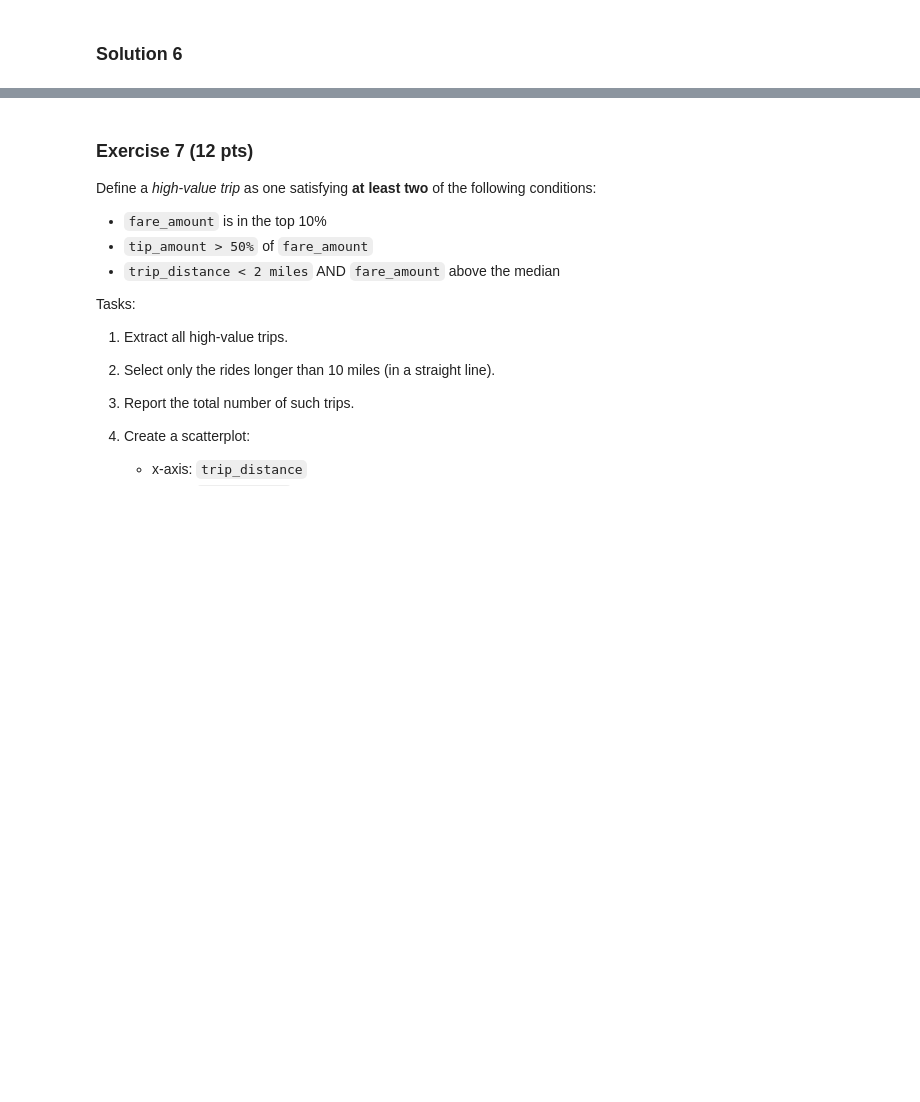
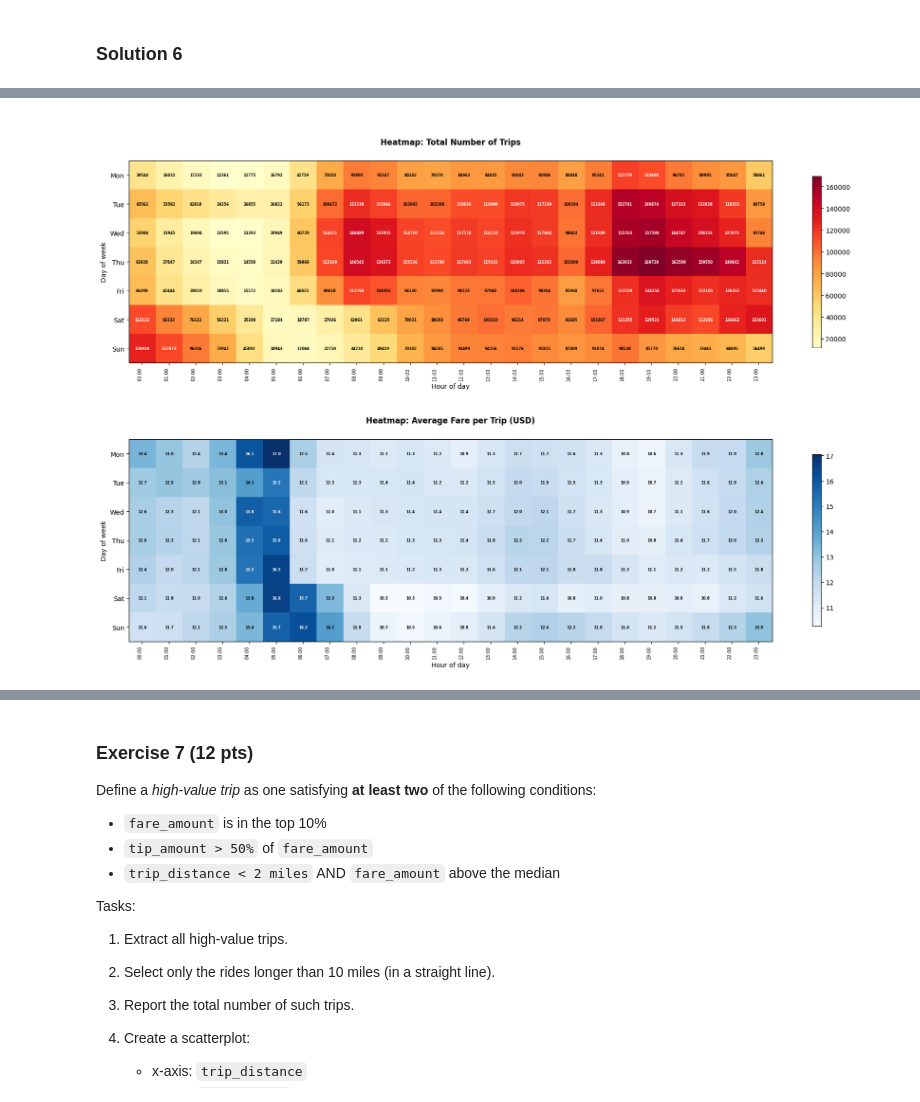
Before and after one commit to alegue4/VisualAnalytics_Assignment3, a Jupyter notebook: GuerrisiAlessandro_Assignment3.ipynb, the cells around one changed output, grey strips where cells are left out. Saved outputs shown, nothing was run; the diff lists cells and outputs as text; code cells hidden in the pictures; blank space fills up the shorter version.

Commit message:
Completed ex 5 and 6 of polars

```diff
--- a/GuerrisiAlessandro_Assignment3.ipynb
+++ b/GuerrisiAlessandro_Assignment3.ipynb
@@ -899,0 +904,20 @@ Analyze temporal patterns in taxi demand:
+# %%
+# Adding column pickup_hour that represents the hour of the day when the trip started, and
+# column weekday that represents the day of the week when the trip started (1 = Monday, 7 = Sunday).
+df = df.with_columns([
+    pl.col("pickup_datetime").dt.weekday().alias("weekday"),
+    pl.col("pickup_datetime").dt.hour().alias("hour"),
+])
+
+# Grouping by weekday and hour, and computing the number of trips and the average fare amount
+# for each group.
+temporal_df = (
+    df.group_by(["weekday", "hour"])
+    .agg([
+        pl.len().alias("n_trips"),
+        pl.col("fare_amount").mean().alias("avg_fare"),
+    ])
+    .sort(["weekday", "hour"])
+)
+
+display(temporal_df)
@@ -899,0 +1024,75 @@ Analyze temporal patterns in taxi demand:
+# %%
+fig, axes = plt.subplots(2, 1, figsize=(18, 12))
+
+# Convert the Polars frames to NumPy arrays so Matplotlib can draw them directly.
+trips_array = matrix_trips.drop("weekday").to_numpy()
+fare_array = matrix_fare.drop("weekday").to_numpy()
+
+# Draw the first heatmap for the total number of trips.
+im1 = axes[0].imshow(trips_array, cmap="YlOrRd", aspect="auto")
+plt.colorbar(im1, ax=axes[0], shrink=0.85)
+axes[0].set_title("\n\nTotal Number of Trips\n", fontsize=12, fontweight="bold", pad=10)
+axes[0].set_xlabel("Hour of day", fontsize=10)
+axes[0].set_ylabel("Day of week", fontsize=10)
+axes[0].set_yticks(range(7))
+axes[0].set_yticklabels(day_labels, fontsize=10)
+axes[0].set_xticks(range(24))
+axes[0].set_xticklabels(hour_labels, rotation=90, ha="right", fontsize=7)
+
+# Annotate every cell with its value and choose the text color based on brightness.
+norm_trips = mcolors.Normalize(vmin=trips_array.min(), vmax=trips_array.max())
+colormap_trips = plt.get_cmap("YlOrRd")
+
+for row in range(trips_array.shape[0]):
+    for col in range(trips_array.shape[1]):
+        val = trips_array[row, col]
+        r, g, b, _ = colormap_trips(norm_trips(val))
+        brightness = 0.299 * r + 0.587 * g + 0.114 * b
+        text_color = "white" if brightness < 0.5 else "black"
+        axes[0].text(
+            col,
+            row,
+            format(val, ".0f"),
+            ha="center",
+            va="center",
+            fontsize=5.5,
+            color=text_color,
+            fontweight="bold",
+        )
+
+# Draw the second heatmap for the average fare per trip.
+im2 = axes[1].imshow(fare_array, cmap="Blues", aspect="auto")
+plt.colorbar(im2, ax=axes[1], shrink=0.85)
+axes[1].set_title("\n\nAverage Fare per Trip (USD)\n", fontsize=12, fontweight="bold", pad=10)
+axes[1].set_xlabel("Hour of day", fontsize=10)
+axes[1].set_ylabel("Day of week", fontsize=10)
+axes[1].set_yticks(range(7))
+axes[1].set_yticklabels(day_labels, fontsize=10)
+axes[1].set_xticks(range(24))
+axes[1].set_xticklabels(hour_labels, rotation=90, ha="right", fontsize=7)
+
+# Annotate the fare heatmap with a readable text color for each cell.
+norm_fare = mcolors.Normalize(vmin=fare_array.min(), vmax=fare_array.max())
+colormap_fare = plt.get_cmap("Blues")
+
+for row in range(fare_array.shape[0]):
+    for col in range(fare_array.shape[1]):
+        val = fare_array[row, col]
+        r, g, b, _ = colormap_fare(norm_fare(val))
+        brightness = 0.299 * r + 0.587 * g + 0.114 * b
+        text_color = "white" if brightness < 0.5 else "black"
+        axes[1].text(
+            col,
+            row,
+            format(val, ".1f"),
+            ha="center",
+            va="center",
+            fontsize=5.5,
+            color=text_color,
+            fontweight="bold",
+        )
+
+plt.tight_layout()
+plt.show()
+# %% [output]
+[figure, added]
```
Also changed, not shown: parts of 9 cells of this notebook, 2 other files.
